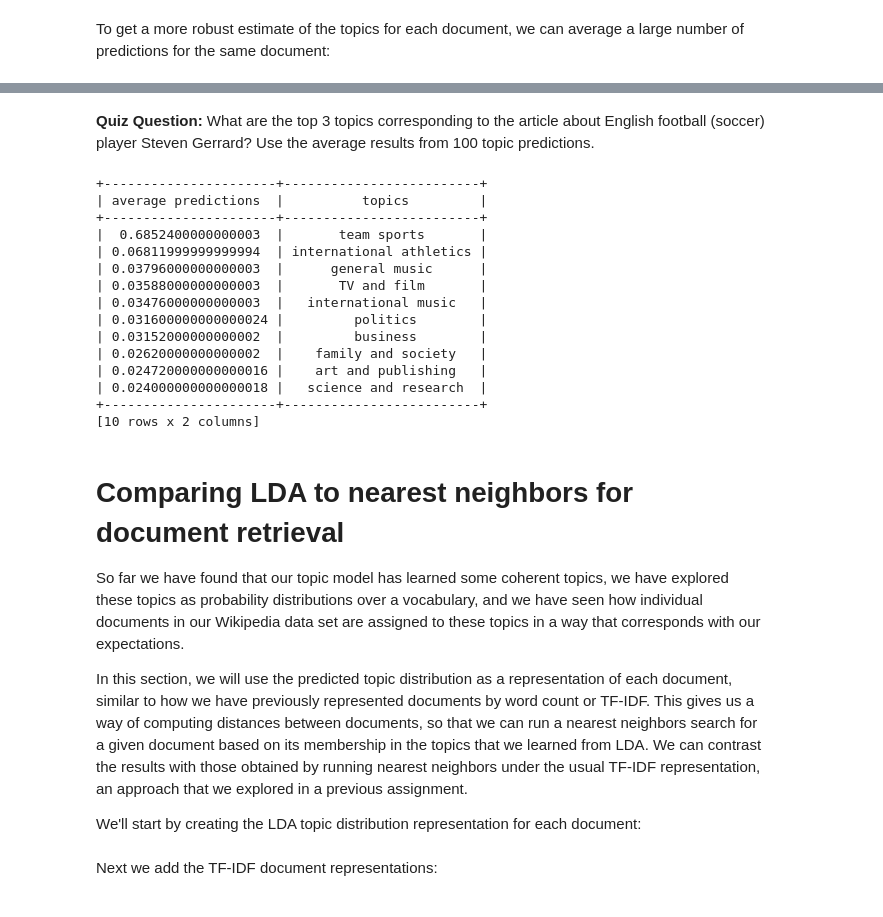
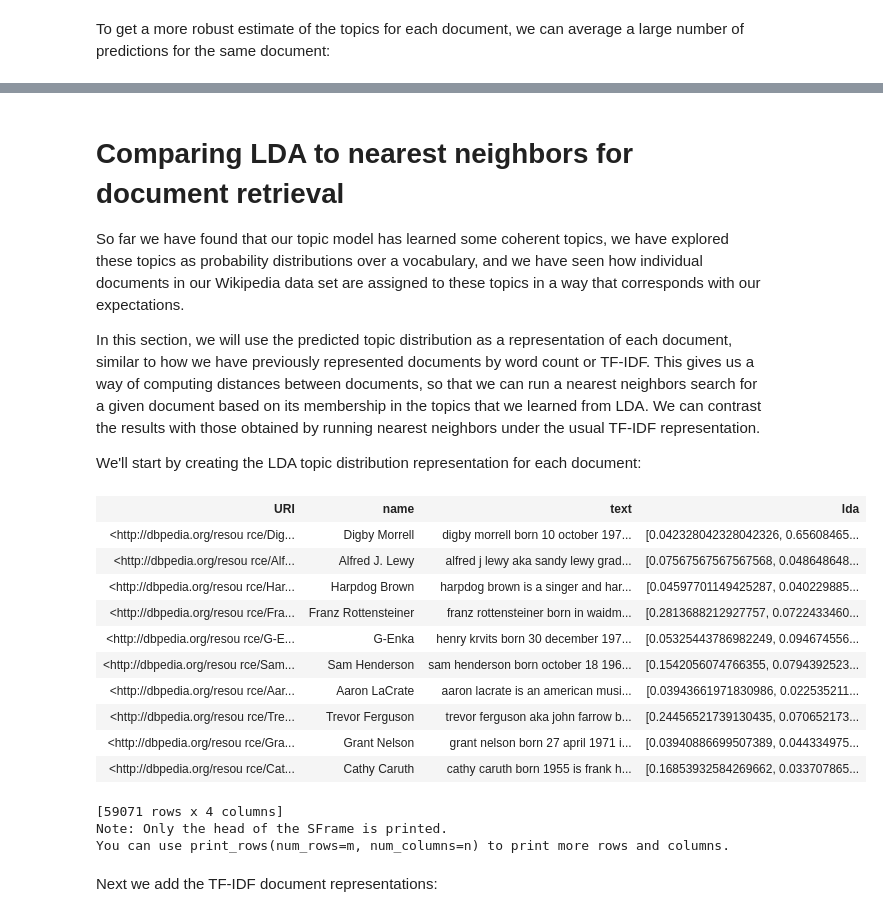
Before and after one commit to phuonglh/vlp, a Jupyter notebook: asa/src/main/python/asa/LDA.ipynb, the cells around one changed output, grey strips where cells are left out. Drawn from its saved outputs; the diff is of its cells as text; code cells hidden in the pictures.

```diff
--- a/asa/src/main/python/asa/LDA.ipynb
+++ b/asa/src/main/python/asa/LDA.ipynb
@@ -329,34 +284,30 @@ print(average_predictions(topic_model, bush, 100))
-# %% [markdown]
-__Quiz Question:__ What are the top 3 topics corresponding to the article about English football (soccer) player Steven Gerrard? Use the average results from 100 topic predictions.
-# %%
-steven = turicreate.SArray([wiki_docs[int(np.where(wiki['name']=='Steven Gerrard')[0])]])
-print(average_predictions(topic_model, steven, 100))
-# %% [output]
-+----------------------+-------------------------+
-| average predictions  |          topics         |
-+----------------------+-------------------------+
-|  0.6852400000000003  |       team sports       |
-| 0.06811999999999994  | international athletics |
-| 0.03796000000000003  |      general music      |
-| 0.03588000000000003  |       TV and film       |
-| 0.03476000000000003  |   international music   |
-| 0.031600000000000024 |         politics        |
-| 0.03152000000000002  |         business        |
-| 0.02620000000000002  |    family and society   |
-| 0.024720000000000016 |    art and publishing   |
-| 0.024000000000000018 |   science and research  |
-+----------------------+-------------------------+
-[10 rows x 2 columns]
 # %% [markdown]
 # Comparing LDA to nearest neighbors for document retrieval
 
 So far we have found that our topic model has learned some coherent topics, we have explored these topics as probability distributions over a vocabulary, and we have seen how individual documents in our Wikipedia data set are assigned to these topics in a way that corresponds with our expectations.
 
-In this section, we will use the predicted topic distribution as a representation of each document, similar to how we have previously represented documents by word count or TF-IDF. This gives us a way of computing distances between documents, so that we can run a nearest neighbors search for a given document based on its membership in the topics that we learned from LDA. We can contrast the results with those obtained by running nearest neighbors under the usual TF-IDF representation, an approach that we explored in a previous assignment.
+In this section, we will use the predicted topic distribution as a representation of each document, similar to how we have previously represented documents by word count or TF-IDF. This gives us a way of computing distances between documents, so that we can run a nearest neighbors search for a given document based on its membership in the topics that we learned from LDA. We can contrast the results with those obtained by running nearest neighbors under the usual TF-IDF representation.
 
 We'll start by creating the LDA topic distribution representation for each document:
 # %%
 wiki['lda'] = topic_model.predict(wiki_docs, output_type='probability')
+# %%
+wiki
+# %% [output]
+| URI | name | text | lda |
+| <http://dbpedia.org/resou rce/Dig... | Digby Morrell | digby morrell born 10 october 197... | [0.042328042328042326, 0.65608465... |
+| <http://dbpedia.org/resou rce/Alf... | Alfred J. Lewy | alfred j lewy aka sandy lewy grad... | [0.07567567567567568, 0.048648648... |
+| <http://dbpedia.org/resou rce/Har... | Harpdog Brown | harpdog brown is a singer and har... | [0.04597701149425287, 0.040229885... |
+| <http://dbpedia.org/resou rce/Fra... | Franz Rottensteiner | franz rottensteiner born in waidm... | [0.2813688212927757, 0.0722433460... |
+| <http://dbpedia.org/resou rce/G-E... | G-Enka | henry krvits born 30 december 197... | [0.05325443786982249, 0.094674556... |
+| <http://dbpedia.org/resou rce/Sam... | Sam Henderson | sam henderson born october 18 196... | [0.1542056074766355, 0.0794392523... |
+| <http://dbpedia.org/resou rce/Aar... | Aaron LaCrate | aaron lacrate is an american musi... | [0.03943661971830986, 0.022535211... |
+| <http://dbpedia.org/resou rce/Tre... | Trevor Ferguson | trevor ferguson aka john farrow b... | [0.24456521739130435, 0.070652173... |
+| <http://dbpedia.org/resou rce/Gra... | Grant Nelson | grant nelson born 27 april 1971 i... | [0.03940886699507389, 0.044334975... |
+| <http://dbpedia.org/resou rce/Cat... | Cathy Caruth | cathy caruth born 1955 is frank h... | [0.16853932584269662, 0.033707865... |
+[59071 rows x 4 columns]
+Note: Only the head of the SFrame is printed.
+You can use print_rows(num_rows=m, num_columns=n) to print more rows and columns.
 # %% [markdown]
 Next we add the TF-IDF document representations:
 # %%
```
Also changed, not shown: parts of 47 cells of this notebook, 1 other file.
